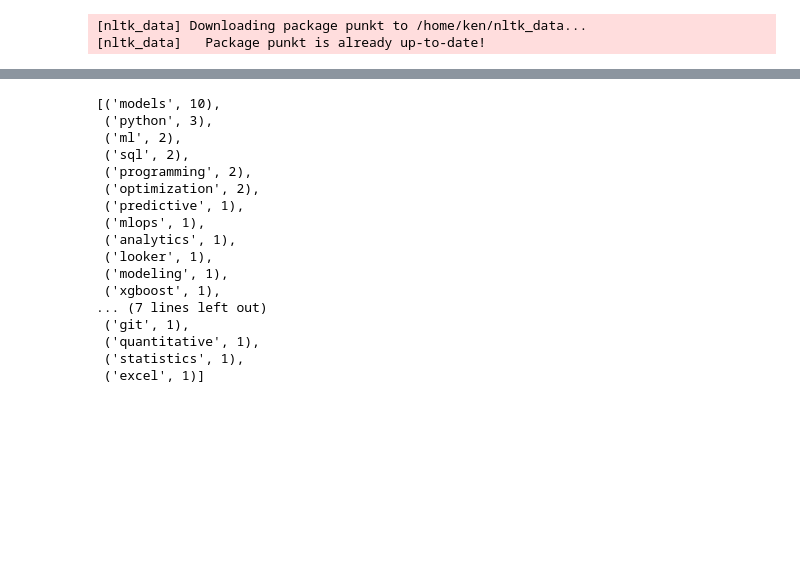
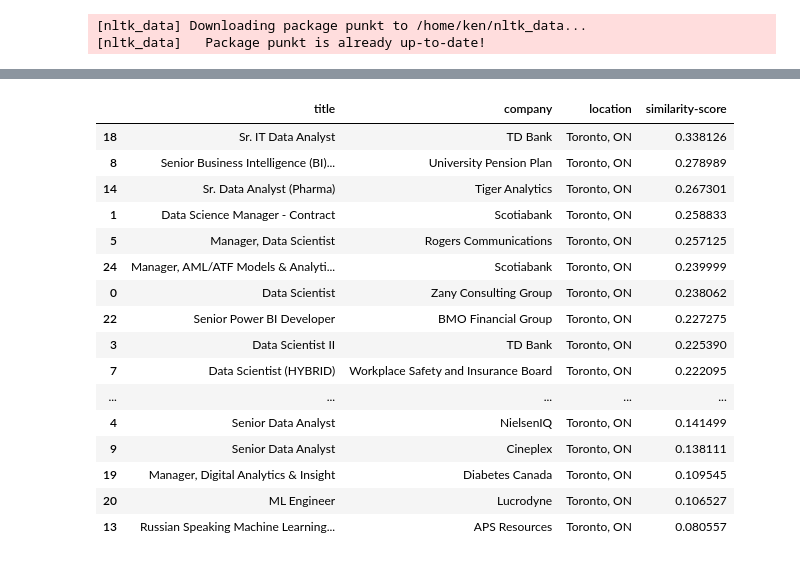
Before and after one commit to kconstable/resume-matching-to-job-rss-feed, a Jupyter notebook: feed_scrapper.ipynb, the cells around one changed output, grey strips where cells are left out. Cells and saved outputs as stored; diff of their text form; code cells hidden in the pictures; blank space fills up the shorter version.

Commit message:
similarity scoring
+ preprocessing
+ similarity score
+ similarity scores for all jobs

```diff
--- a/feed_scrapper.ipynb
+++ b/feed_scrapper.ipynb
@@ -314,24 +293,3 @@ def search_terms(text,terms_path,print_words=True):
             else:
                 term_frequency[token.text] = 1
     return sorted(term_frequency.items(),key=lambda x:x[1],reverse=True)
-
-
-search_terms(job_details[1]['desc'],'data/terms.csv',True)
-# %% [output]
-[('models', 10),
- ('python', 3),
- ('ml', 2),
- ('sql', 2),
- ('programming', 2),
- ('optimization', 2),
- ('predictive', 1),
- ('mlops', 1),
- ('analytics', 1),
- ('looker', 1),
- ('modeling', 1),
- ('xgboost', 1),
-... (7 lines left out)
- ('git', 1),
- ('quantitative', 1),
- ('statistics', 1),
- ('excel', 1)]
@@ -337,0 +322,45 @@ search_terms(job_details[1]['desc'],'data/terms.csv',True)
+# %%
+def calc_similarity(doc1,doc2):
+    """ """
+    d1 = preprocess_text(doc1)
+    d2 = preprocess_text(doc2)
+
+    X = TfidfVectorizer().fit_transform([d1,d2])
+    score = cosine_similarity(X[0],X[1])
+    return score[0][0]
+# %%
+def calc_similarities(resume, jobs):
+    """ """
+    scores = []
+    titles = []
+    companies =[]
+    locs = []
+    for job in jobs:
+        titles.append(job['title'])
+        companies.append(job['company'])
+        locs.append(job['location'])
+        scores.append(calc_similarity(resume, job['desc']))
+
+    df = pd.DataFrame(list(zip(titles, companies,locs,scores)),columns = ['title','company','location','similarity-score'])
+
+    return df.sort_values(by=['similarity-score'], ascending=False)
+# %%
+calc_similarities(r2,job_details)
+# %% [output]
+|  | title | company | location | similarity-score |
+| 18 | Sr. IT Data Analyst | TD Bank | Toronto, ON | 0.338126 |
+| 8 | Senior Business Intelligence (BI)... | University Pension Plan | Toronto, ON | 0.278989 |
+| 14 | Sr. Data Analyst (Pharma) | Tiger Analytics | Toronto, ON | 0.267301 |
+| 1 | Data Science Manager - Contract | Scotiabank | Toronto, ON | 0.258833 |
+| 5 | Manager, Data Scientist | Rogers Communications | Toronto, ON | 0.257125 |
+| 24 | Manager, AML/ATF Models & Analyti... | Scotiabank | Toronto, ON | 0.239999 |
+| 0 | Data Scientist | Zany Consulting Group | Toronto, ON | 0.238062 |
+| 22 | Senior Power BI Developer | BMO Financial Group | Toronto, ON | 0.227275 |
+| 3 | Data Scientist II | TD Bank | Toronto, ON | 0.225390 |
+| 7 | Data Scientist (HYBRID) | Workplace Safety and Insurance Board | Toronto, ON | 0.222095 |
+| ... | ... | ... | ... | ... |
+| 4 | Senior Data Analyst | NielsenIQ | Toronto, ON | 0.141499 |
+| 9 | Senior Data Analyst | Cineplex | Toronto, ON | 0.138111 |
+| 19 | Manager, Digital Analytics & Insight | Diabetes Canada | Toronto, ON | 0.109545 |
+| 20 | ML Engineer | Lucrodyne | Toronto, ON | 0.106527 |
+| 13 | Russian Speaking Machine Learning... | APS Resources | Toronto, ON | 0.080557 |
```
Also changed, not shown: parts of 7 cells of this notebook.
